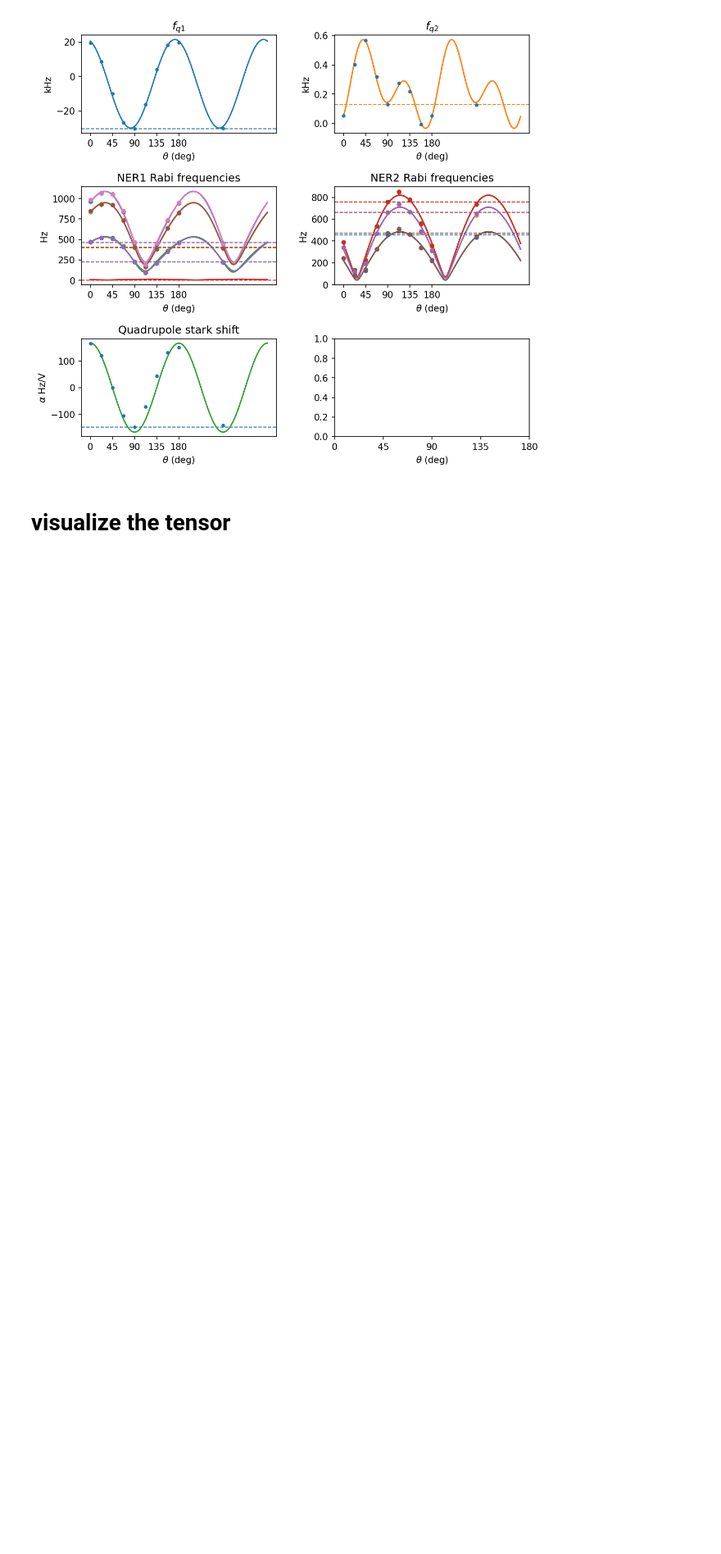
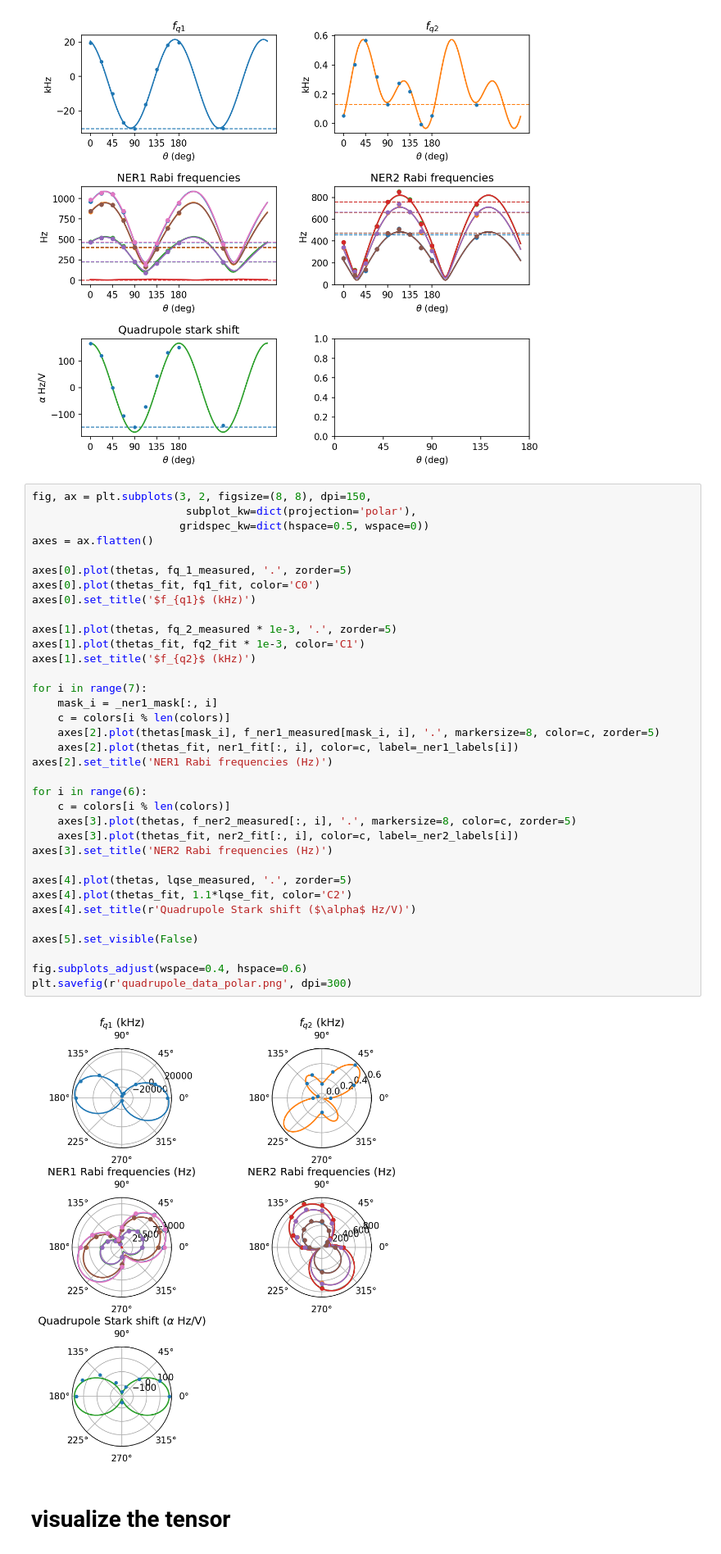
Before and after one commit to arjenvaartjes/Psyduck, a Jupyter notebook: examples/quadrupole modeling/extracting_quadrupole_tensor_few_angles.ipynb, the cells around one changed output. Shown at 82% size. Saved outputs shown, nothing was run; the diff lists cells and outputs as text; blank space fills up the shorter version.

```diff
--- a/examples/quadrupole modeling/extracting_quadrupole_tensor_few_angles.ipynb
+++ b/examples/quadrupole modeling/extracting_quadrupole_tensor_few_angles.ipynb
@@ -633,6 +638,43 @@ fig.subplots_adjust(wspace=0.3, hspace=0.55, bottom=0.18)
 plt.savefig(r'quadrupole_data.png', dpi=300)
 # %% [output]
 [figure]
+# %%
+fig, ax = plt.subplots(3, 2, figsize=(8, 8), dpi=150,
+                        subplot_kw=dict(projection='polar'),
+                       gridspec_kw=dict(hspace=0.5, wspace=0))
+axes = ax.flatten()
+
+axes[0].plot(thetas, fq_1_measured, '.', zorder=5)
+axes[0].plot(thetas_fit, fq1_fit, color='C0')
+axes[0].set_title('$f_{q1}$ (kHz)')
+
+axes[1].plot(thetas, fq_2_measured * 1e-3, '.', zorder=5)
+axes[1].plot(thetas_fit, fq2_fit * 1e-3, color='C1')
+axes[1].set_title('$f_{q2}$ (kHz)')
+
+for i in range(7):
+    mask_i = _ner1_mask[:, i]
+    c = colors[i % len(colors)]
+    axes[2].plot(thetas[mask_i], f_ner1_measured[mask_i, i], '.', markersize=8, color=c, zorder=5)
+    axes[2].plot(thetas_fit, ner1_fit[:, i], color=c, label=_ner1_labels[i])
+axes[2].set_title('NER1 Rabi frequencies (Hz)')
+
+for i in range(6):
+    c = colors[i % len(colors)]
+    axes[3].plot(thetas, f_ner2_measured[:, i], '.', markersize=8, color=c, zorder=5)
+    axes[3].plot(thetas_fit, ner2_fit[:, i], color=c, label=_ner2_labels[i])
+axes[3].set_title('NER2 Rabi frequencies (Hz)')
+
+axes[4].plot(thetas, lqse_measured, '.', zorder=5)
+axes[4].plot(thetas_fit, 1.1*lqse_fit, color='C2')
+axes[4].set_title(r'Quadrupole Stark shift ($\alpha$ Hz/V)')
+
+axes[5].set_visible(False)
+
+fig.subplots_adjust(wspace=0.4, hspace=0.6)
+plt.savefig(r'quadrupole_data_polar.png', dpi=300)
+# %% [output]
+[figure, added]
 # %% [markdown]
 # visualize the tensor
 # %%
```
Also changed, not shown: parts of 24 cells of this notebook, 1 other file.
